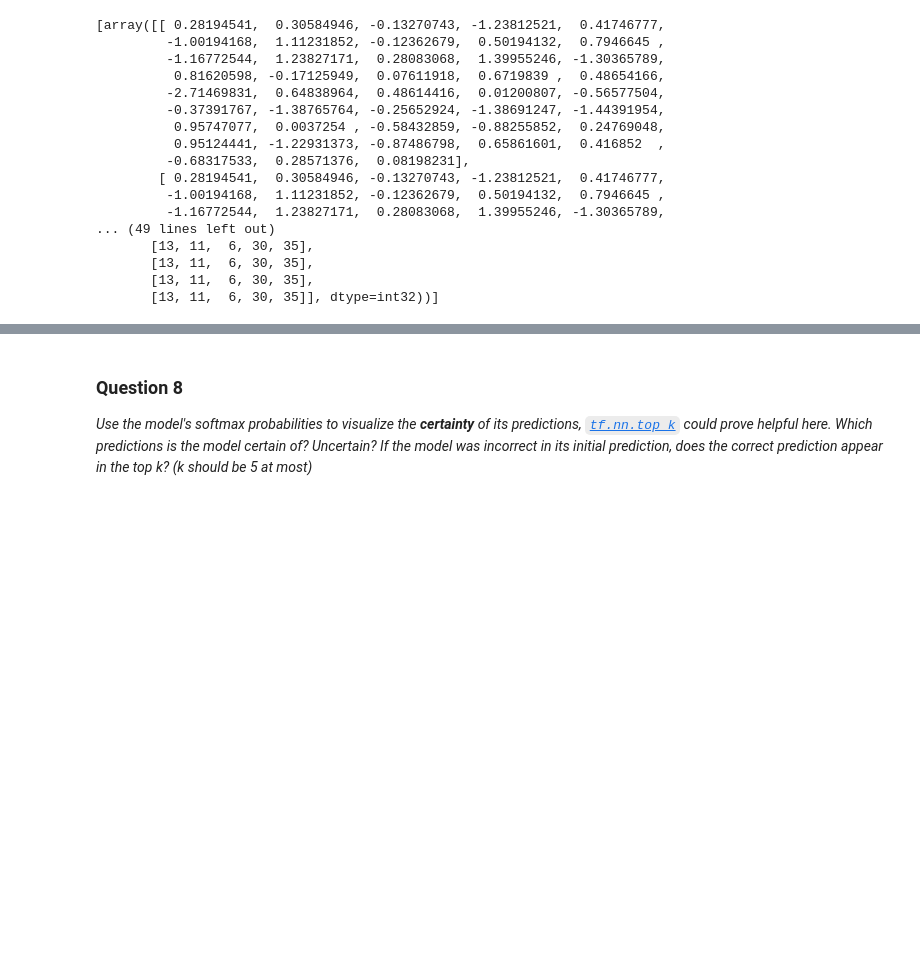
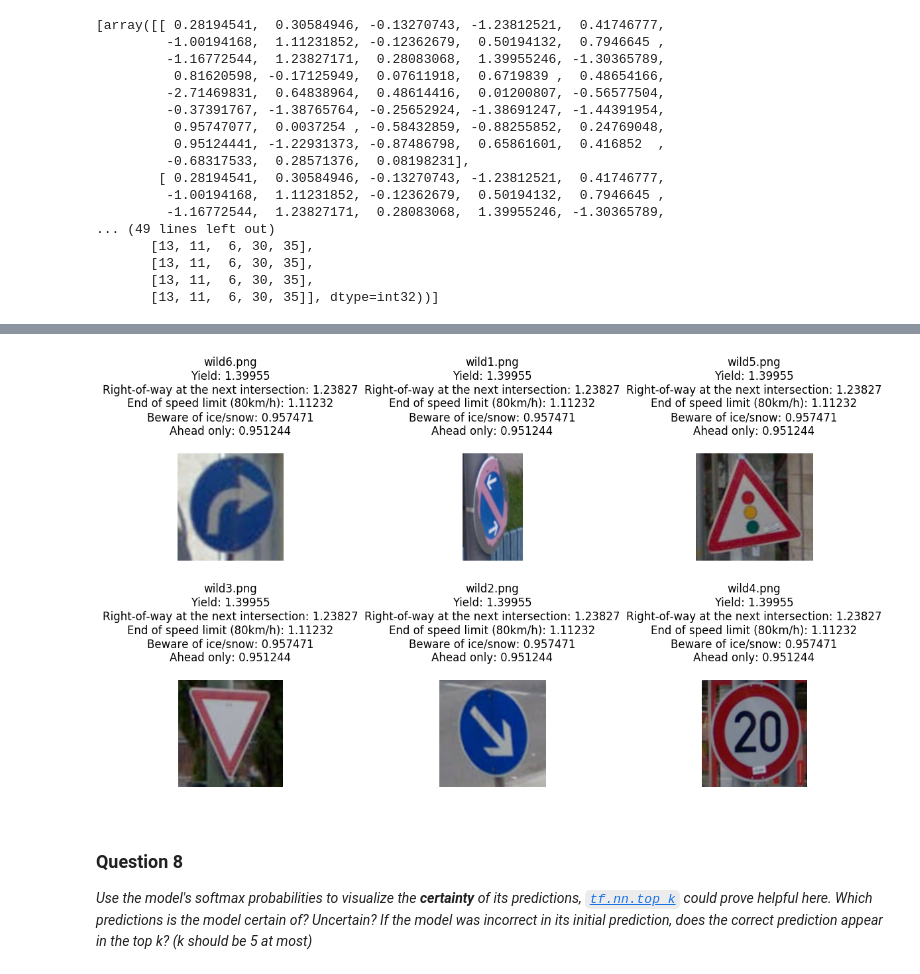
Before and after one commit to mgruben/traffic-signs, a Jupyter notebook: Traffic_Signs_Recognition.ipynb, the cells around one changed output, grey strips where cells are left out. Cells and saved outputs as stored; diff of their text form; code cells hidden in the pictures; blank space fills up the shorter version.

Commit message:
Visualize the prediction scores for wild images
This involves accessing the provided `signnames.csv`, and indexing into the
`top5_pred` numpy array returned by the trained Tensor.

```diff
--- a/Traffic_Signs_Recognition.ipynb
+++ b/Traffic_Signs_Recognition.ipynb
@@ -716,0 +719,3 @@ top5_pred
+# %%
+df=pd.read_csv('signnames.csv', sep=',', index_col=0)
+df
@@ -717,3 +741,22 @@ top5_pred
+# %%
+fig = plt.figure(figsize=(12, 7))
+i = 1
+for filename in d:
+    if ".png" not in filename:
+        continue
+    img = Image.open(directory + filename, 'r')
+    fig.add_subplot(2, 3, i)
+    titleString = filename + "\n"
+    for j, cl in enumerate(top5_pred[1][1][i-1]):
+        titleString += df['SignName'][cl] + ": " + str(top5_pred[1][0][i-1][j]) + "\n"
+    plt.title(titleString)
+    plt.axis("off")
+    plt.imshow(img)
+    i += 1
+plt.tight_layout()
+plt.show()
+# %% [output]
+[figure, added]
 # %% [markdown]
 ### Question 8
 
```
Also changed, not shown: parts of 2 cells of this notebook.
